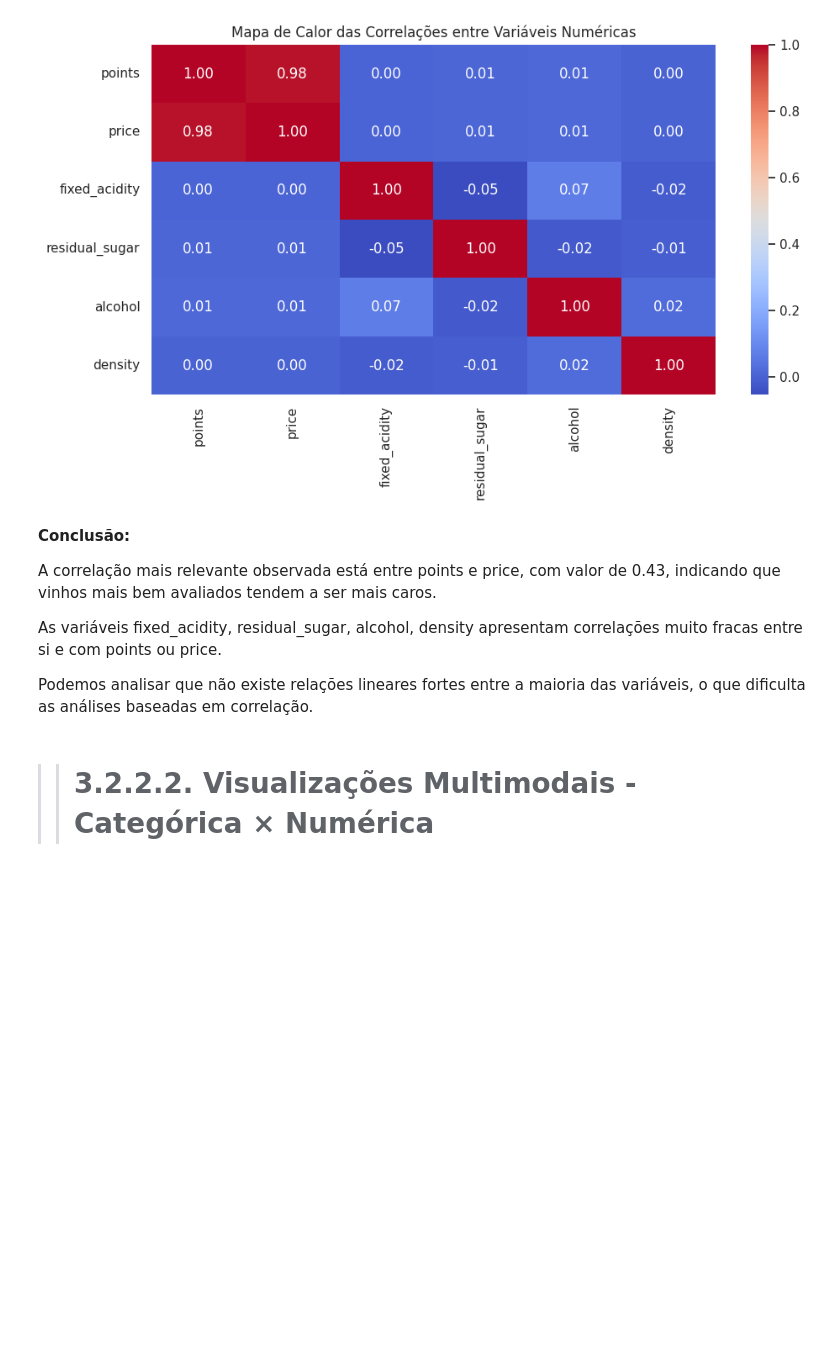
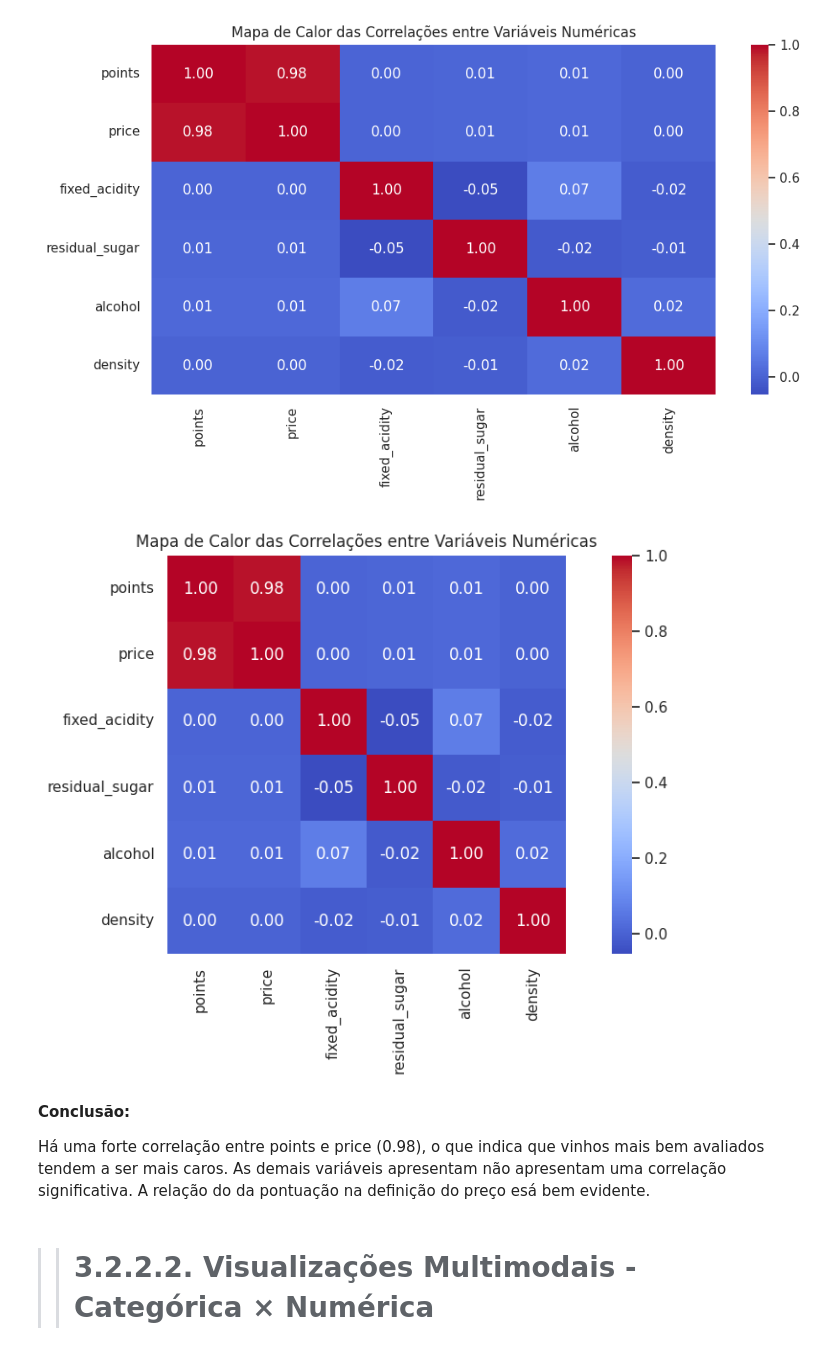
Before and after one commit to RodrigoMarenda/Analise_de_Dados, a Jupyter notebook: Wine_Quality.ipynb, the cells around one changed output. Drawn from its saved outputs; the diff is of its cells as text; code cells hidden in the pictures; blank space fills up the shorter version.

```diff
--- a/Wine_Quality.ipynb
+++ b/Wine_Quality.ipynb
@@ -666,14 +719,26 @@ plt.tight_layout()
 plt.show()
 # %% [output]
 [figure]
-# %% [markdown]
-**Conclusão:**
-
-A correlação mais relevante observada está entre points e price, com valor de 0.43, indicando que vinhos mais bem avaliados tendem a ser mais caros.
-
-As variáveis fixed_acidity, residual_sugar, alcohol, density apresentam correlações muito fracas entre si e com points ou price.
-
-Podemos analisar que não existe relações lineares fortes entre a maioria das variáveis, o que dificulta as análises baseadas em correlação.
+# %%
+# Calcula a matriz de correlação com apenas colunas numéricas
+correlation_matrix = df.corr(numeric_only=True)
+
+# Imprime a matriz no console (em formato tabular)
+#print("Matriz de Correlação (valores numéricos):")
+#print(correlation_matrix.round(2))
+
+# Cria o heatmap
+plt.figure(figsize=(10, 6))
+sns.heatmap(correlation_matrix, annot=True, cmap='coolwarm', fmt=".2f", square=True)
+plt.title('Mapa de Calor das Correlações entre Variáveis Numéricas')
+plt.tight_layout()
+plt.show()
+# %% [output]
+[figure, added]
+# %% [markdown]
+**Conclusão:**
+
+Há uma forte correlação entre points e price (0.98), o que indica que  vinhos mais bem avaliados tendem a ser mais caros. As demais variáveis apresentam não apresentam uma correlação significativa. A relação do da pontuação na definição do preço esá bem evidente.
 # %% [markdown]
 >> # 3.2.2.2. Visualizações Multimodais - Categórica × Numérica
 # %% [markdown]
```
Also changed, not shown: parts of 23 cells of this notebook.
